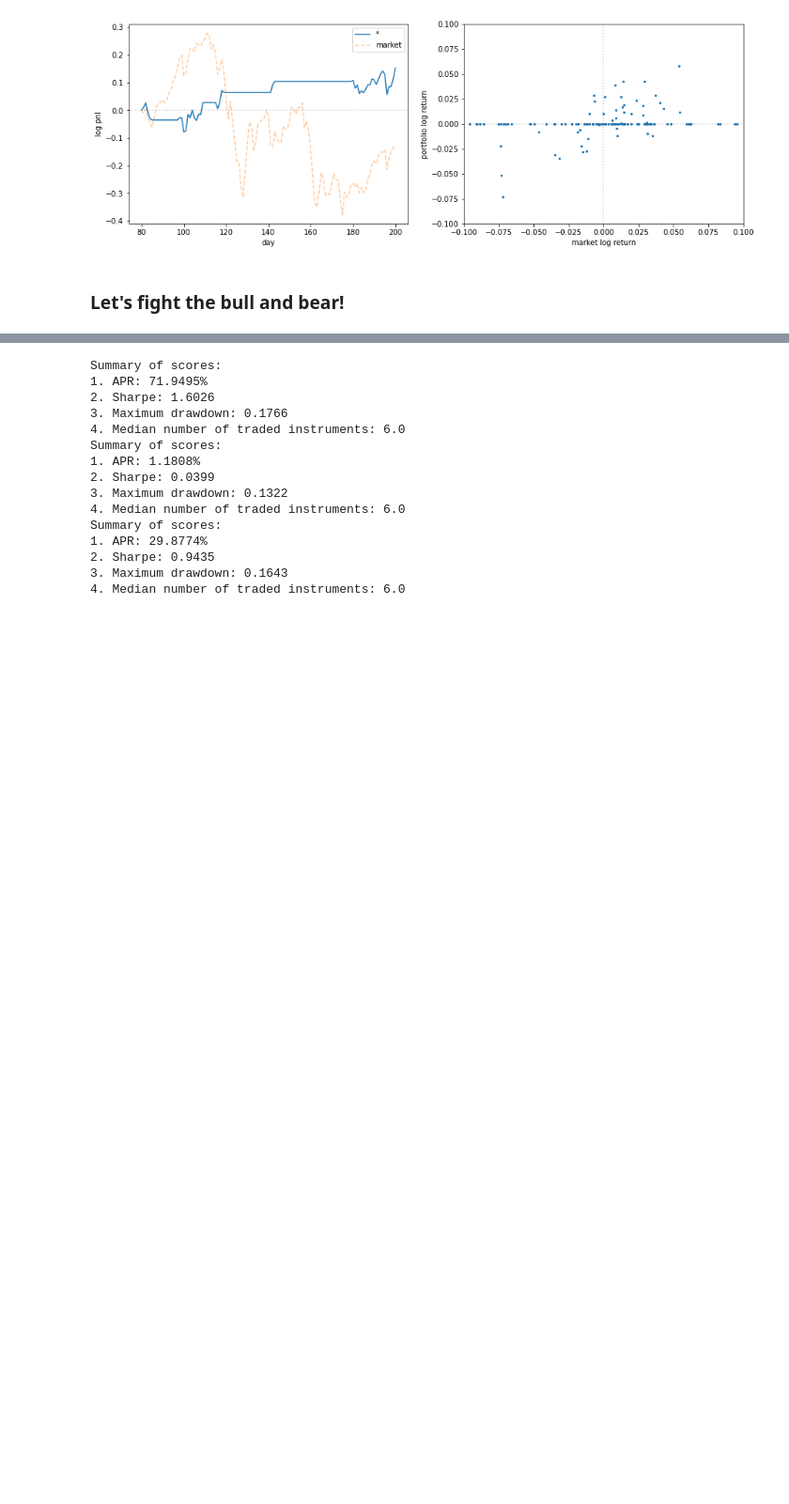
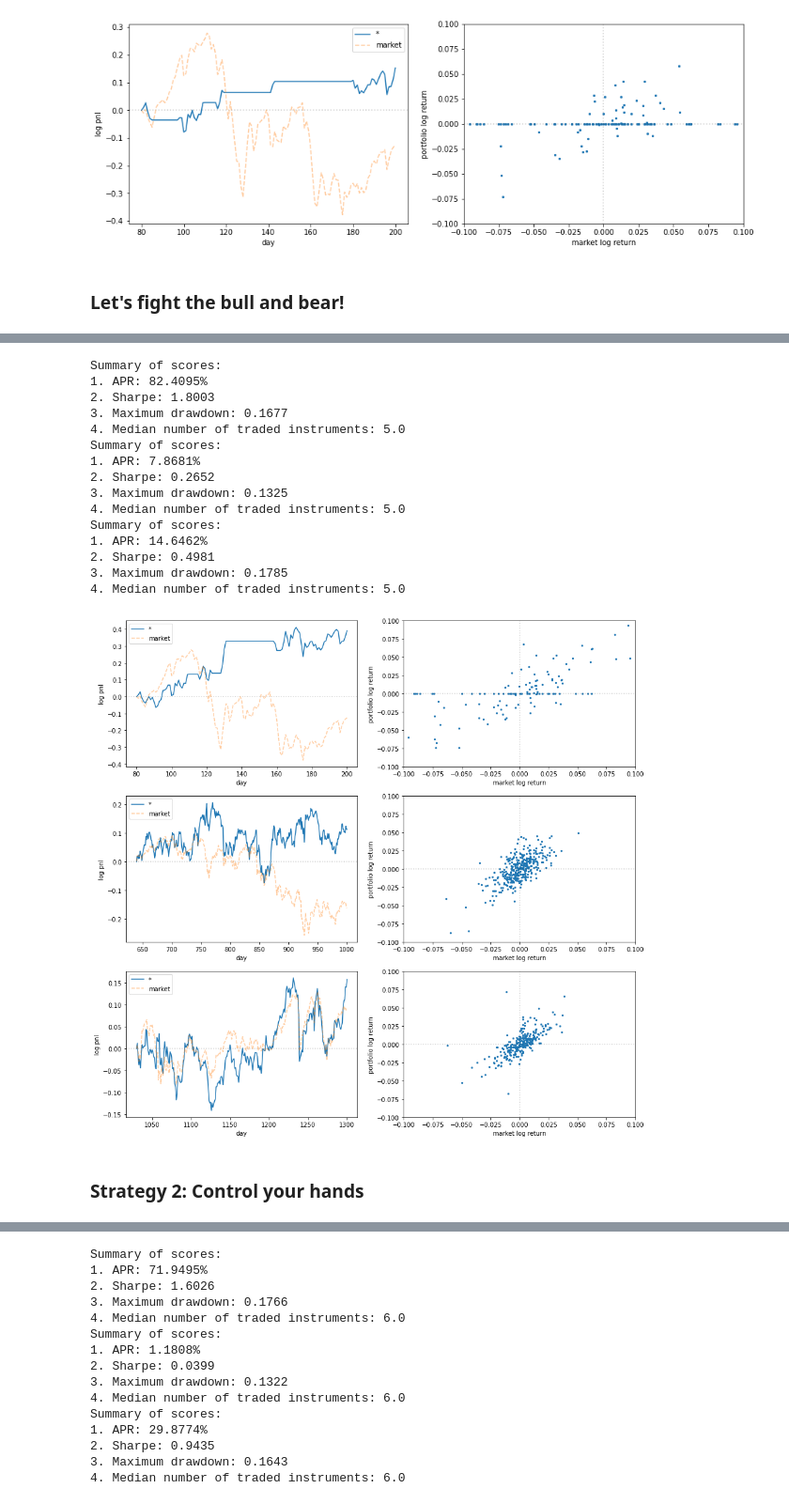
Before and after one commit to owen8877/qids-2023-comp, a Jupyter notebook: playground/shockspeare/2_Mar28_FightTheBear.ipynb, the cells around one changed output, grey strips where cells are left out. Shown at 94% size. Cells and saved outputs as stored; diff of their text form; code cells hidden in the pictures; blank space fills up the shorter version.

```diff
--- a/playground/shockspeare/2_Mar28_FightTheBear.ipynb
+++ b/playground/shockspeare/2_Mar28_FightTheBear.ipynb
@@ -115,0 +161,29 @@ class PE_Bear_Portfolio(Portfolio):
+# %%
+## pe50; pe^-5; bear_thr -0.05; ma20 & 100; bull_thr 0.05; strategy2 pe_ma_diff_5 with 10 is bear; low pe thr = 25 best
+
+pe_bear_portfolio = PE_Bear_Portfolio()
+stat = bt.cross_validation(pe_bear_portfolio, ['pe',  'close_ma_diff_5', 'pe_moving_diff_5', 'pe_moving_diff_10', 'close_ma_diff_20', 'close_ma_diff_100', 'return_0'],
+                           ds, lookback_window=3, need_full_lookback=True)
+# stat = bt.cross_validation(pe_bear_portfolio, ['pe', 'close_ma_diff_5', 'close_ma_diff_20', 'close_ma_diff_100', 'return_0'],
+#                            ds.sel(day=slice(70, 210)), lookback_window=3, need_full_lookback=True)
+
+analyze_stat(stat)
+# %% [output]
+Summary of scores:
+1. APR: 82.4095%
+2. Sharpe: 1.8003
+3. Maximum drawdown: 0.1677
+4. Median number of traded instruments: 5.0
+Summary of scores:
+1. APR: 7.8681%
+2. Sharpe: 0.2652
+3. Maximum drawdown: 0.1325
+4. Median number of traded instruments: 5.0
+Summary of scores:
+1. APR: 14.6462%
+2. Sharpe: 0.4981
+3. Maximum drawdown: 0.1785
+4. Median number of traded instruments: 5.0
+[figure, added]
+# %% [markdown]
+### Strategy 2: Control your hands
```
Also changed, not shown: parts of 19 cells of this notebook, 1 other file.
